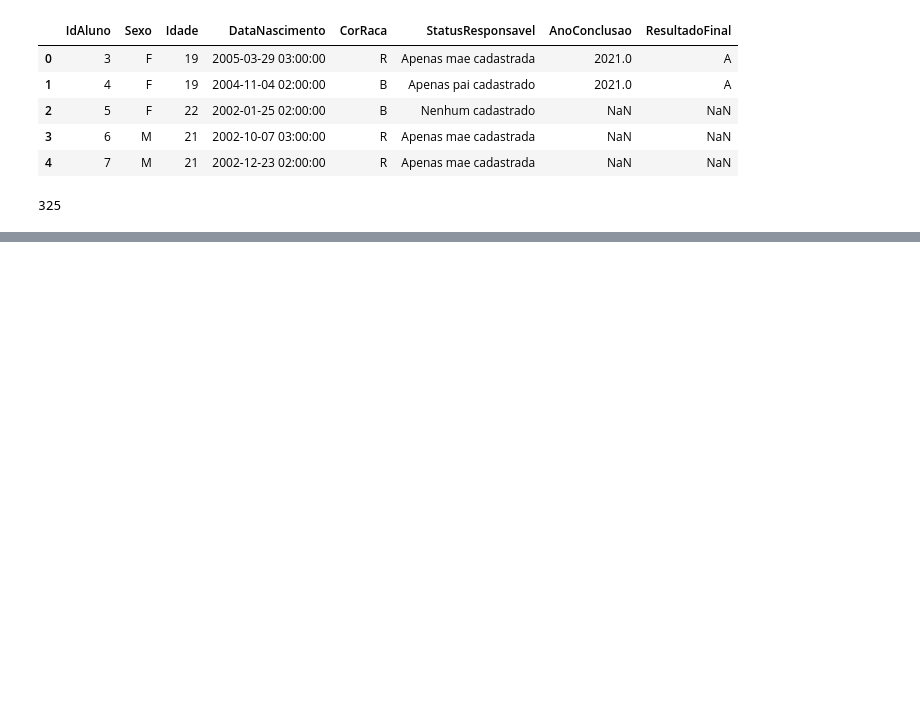
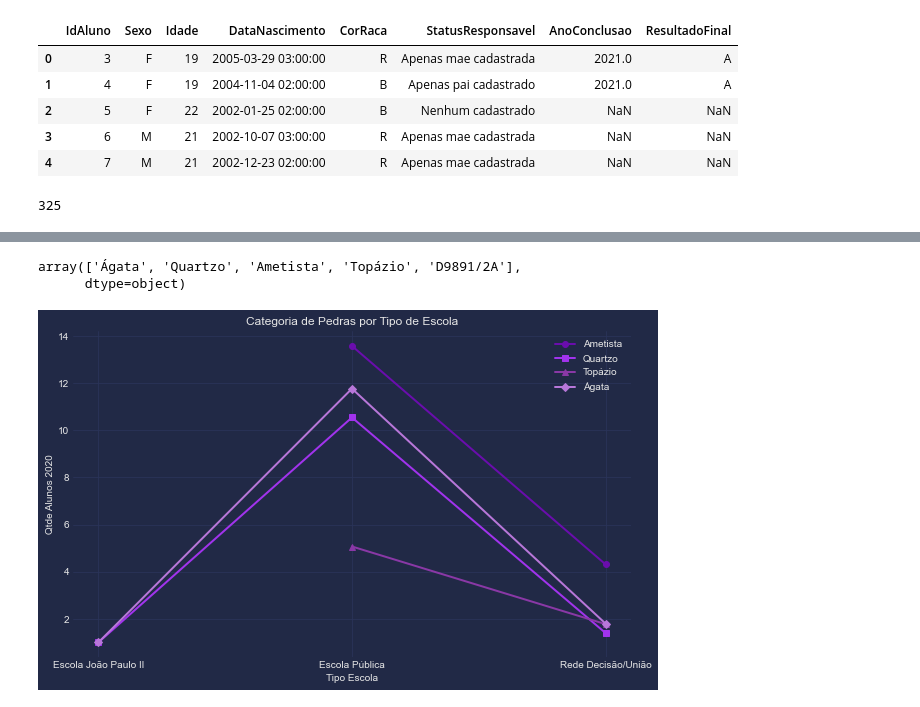
Before and after one commit to tulipia/passos-magicos, a Jupyter notebook: index_v2.ipynb, the cells around one changed output, grey strips where cells are left out. Cells and saved outputs as stored; diff of their text form; code cells hidden in the pictures; blank space fills up the shorter version.

```diff
--- a/index_v2.ipynb
+++ b/index_v2.ipynb
@@ -514,0 +518,5 @@ plt.show()
+# %%
+## Analisando base FIAP
+tb2020 = pd.read_csv(r'bases_finais/dados_2020.csv')
+tb2021 = pd.read_csv(r'bases_finais/dados_2021.csv')
+tb2022 = pd.read_csv(r'bases_finais/dados_2022.csv')
@@ -514,0 +531,11 @@ plt.show()
+# %%
+# Criando um campo de contagem
+tb2020['qtd'] = 1
+
+# Criando uma base resumo só com o que precisamos
+tb2020_resumo = tb2020[['INSTITUICAO_ENSINO_ALUNO_2020','qtd','IDADE_ALUNO_2020','PONTO_VIRADA_2020','PEDRA_2020']].groupby(
+    by=['INSTITUICAO_ENSINO_ALUNO_2020','IDADE_ALUNO_2020','PONTO_VIRADA_2020','PEDRA_2020']
+).sum().reset_index()
+
+# Visualizando tabela
+tb2020_resumo.head()
@@ -514,0 +549,36 @@ plt.show()
+# %%
+tb2020_resumo.PEDRA_2020.unique()
+# %% [output]
+array(['Ágata', 'Quartzo', 'Ametista', 'Topázio', 'D9891/2A'],
+      dtype=object)
+# %%
+# Retirando caso nao mapeado
+tb2020_resumo = tb2020_resumo[tb2020_resumo.PEDRA_2020 != 'D9891/2A']
+# %%
+# Criar uma tabela dinâmica para lidar com duplicatas
+df_pivot = tb2020_resumo.pivot_table(index='INSTITUICAO_ENSINO_ALUNO_2020', columns='PEDRA_2020', values='qtd')
+
+# Cores de roxo diferentes
+cores = ['#6A0DAD', '#A133ED', '#8A38A6', '#B877D9']
+
+# Estilos de marcadores diferentes
+marcadores = ['o', 's', '^', 'D']
+
+# Criar o gráfico de linha
+plt.figure(figsize=(10, 6))
+for i, categoria in enumerate(df_pivot.columns):
+    plt.plot(df_pivot.index, df_pivot[categoria], label=categoria, color=cores[i], marker=marcadores[i], linewidth=2)
+
+# Configurar o título e os rótulos dos eixos
+plt.title('Categoria de Pedras por Tipo de Escola')
+plt.xlabel('Tipo Escola')
+plt.ylabel('Qtde Alunos 2020')
+plt.legend()
+
+# Exporta a imagem para ser usada no relatorio
+plt.savefig('imagens/categ_alunos_tipo_escola_2020.png', dpi=300)
+
+# Mostrar o gráfico
+plt.show()
+# %% [output]
+[figure, added]
```
Also changed, not shown: parts of 6 cells of this notebook, 6 other files.
